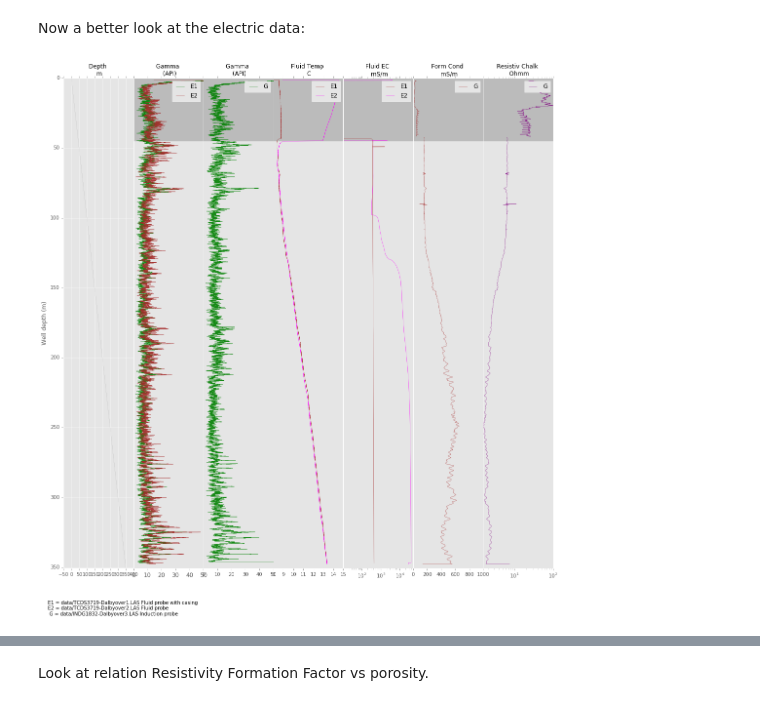
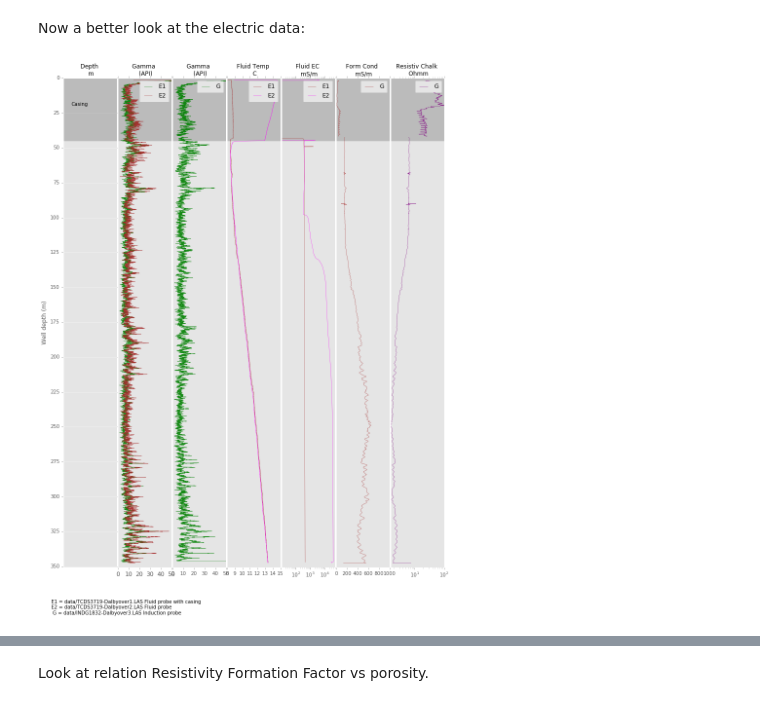
Before and after one commit to TobbeTripitaka/Dalbyover, a Jupyter notebook: Dalbyover sonic log.ipynb, the cells around one changed output, grey strips where cells are left out. Saved outputs shown, nothing was run; the diff lists cells and outputs as text; code cells hidden in the pictures.

```diff
--- a/Dalbyover sonic log.ipynb
+++ b/Dalbyover sonic log.ipynb
@@ -406,8 +406,8 @@ Now a better look at the electric data:
 # Apply smoothing filter kernel is median window size, must be odd
 kernel=99
 
-fig = plt.figure(figsize=(18,18))
-fig.subplots_adjust(wspace=0.0)
+fig = plt.figure(figsize=(14,18))
+fig.subplots_adjust(wspace=0.025)
 plt.xticks(rotation='vertical')
 
 plt.figtext(.1, .05, 'E1 = %s Fluid probe with casing \nE2 = %s Fluid probe \n G = %s Induction probe'%(in_electric[0],in_electric[1],in_gamma))
@@ -415,9 +415,13 @@ plt.figtext(.1, .05, 'E1 = %s Fluid probe with casing \nE2 = %s Fluid probe \n G
 
 #Depth
 ax0 = plt.subplot(171)
-well_plot(data['DEPTH'],data['DEPTH'], lw=0.1, alpha=0.7)
+well_plot(data['DEPTH'],data['DEPTH'], lw=0.1, alpha=0.0)
 plt.ylabel('Well depth (m)', fontsize = 12)
 plt.title('Depth \n m', fontsize = 12)
+casing_plot()
+ax0.axes.get_xaxis().set_visible(False)
+plt.yticks(np.arange(0, max(data['DEPTH']), 25.0))
+ax0.text(15, 20, 'Casing', fontsize=10,color='k')
 
 
 #Gamma NG TCDS og NG casing
@@ -464,34 +468,34 @@ ax4.axes.get_yaxis().set_visible(False)
 plt.grid()
 plt.legend()
 casing_plot()
 
 #formation conductivity
 ax5=plt.subplot(176)
 well_plot(data['COND_G'],data['DEPTH'], lw=0.5, alpha=0.9, color= 'brown', label='G')
 plt.title('Form Cond \n mS/m', fontsize = 12)
 plt.xlim(0, 1000)
 ax5.axes.get_yaxis().set_visible(False)
 plt.grid()
 plt.legend()
 casing_plot()
 
 #R
 ax6=plt.subplot(177)
 well_plot(1000/data['COND_G'],data['DEPTH'], lw=0.5, alpha=0.9, color= 'purple', label='G')
 plt.title('Resistiv Chalk \n Ohmm', fontsize = 12)
 ax6.set_xscale('log')
 plt.xlim(0, 100)
 ax6.axes.get_yaxis().set_visible(False)
 plt.grid()
 plt.legend()
 casing_plot()
 
 plt.setp(ax1.get_xticklabels(), fontsize=12)
 
 
 plt.show()
 # %% [output]
-[figure, old version]
+[figure, new version]
 # %% [markdown]
 We can get some theory in place:
 
```
Also changed, not shown: parts of 3 cells of this notebook.
